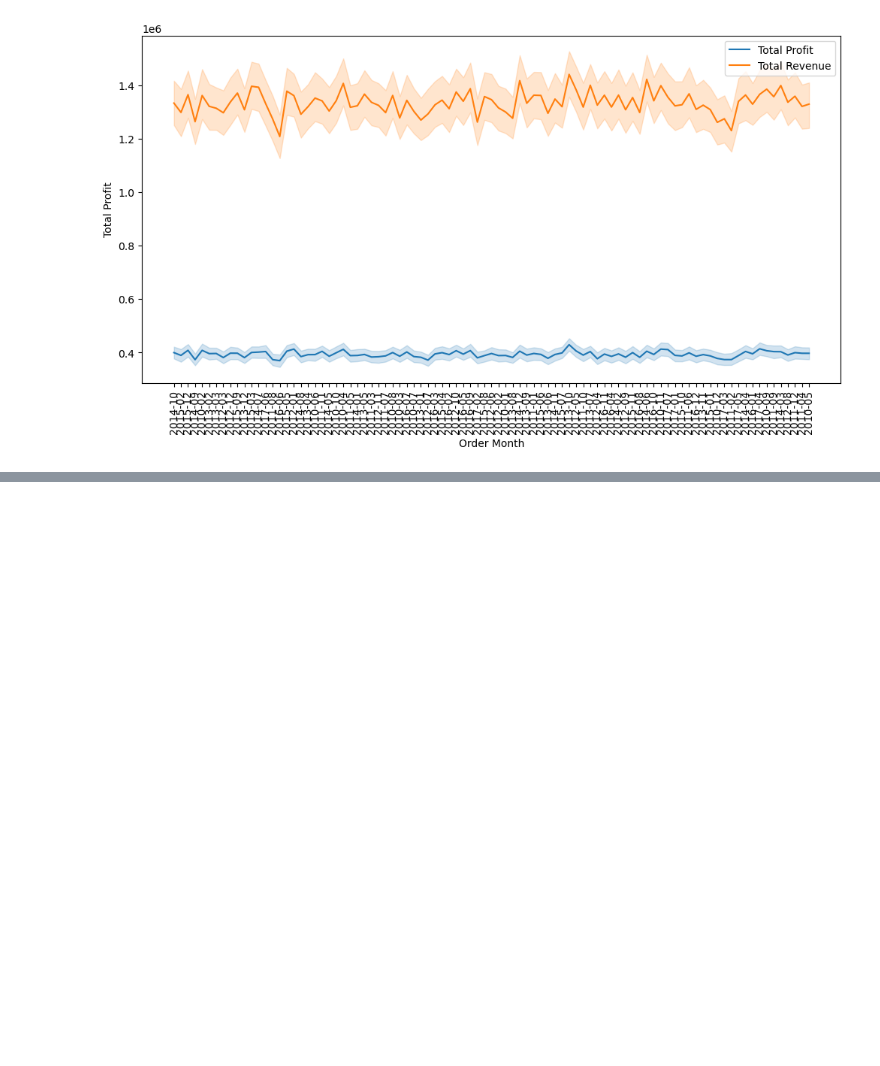
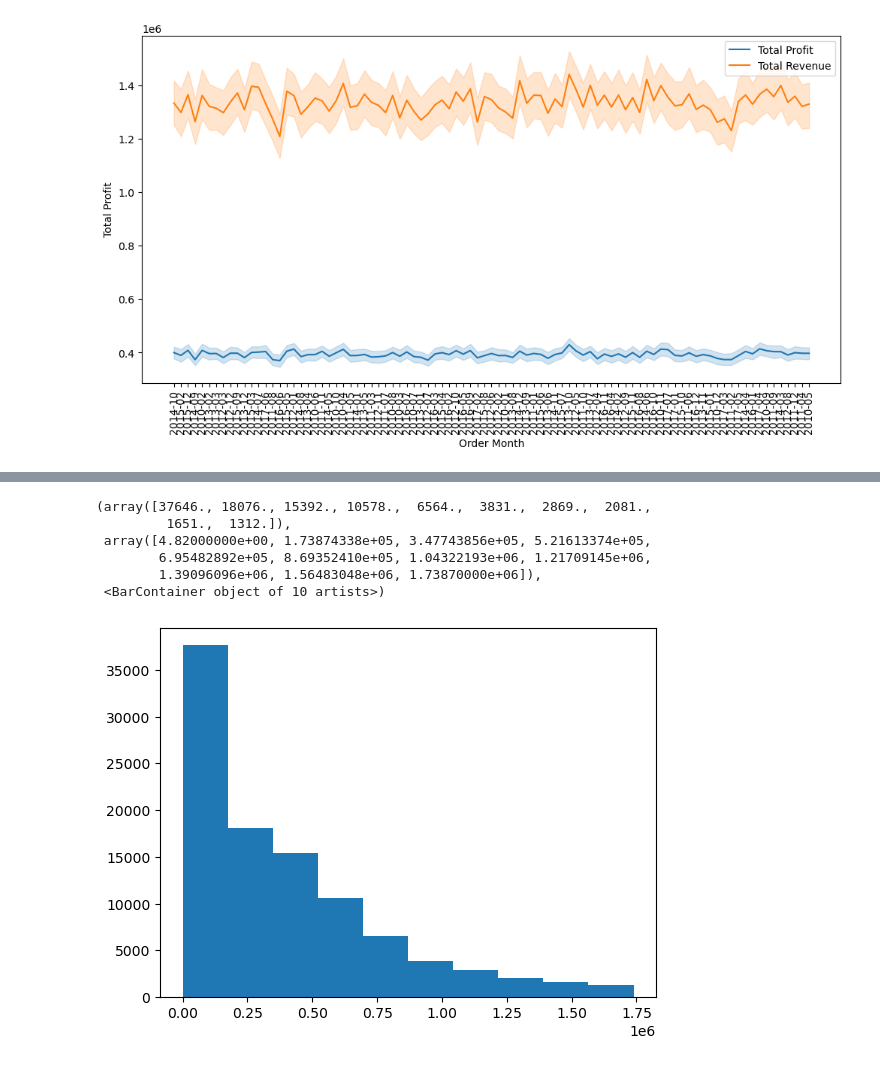
Before and after one commit to zanafiii/data-science-a-z, a Jupyter notebook: Part5_Data Visualization.ipynb, the cells around one changed output, grey strips where cells are left out. Saved outputs shown, nothing was run; the diff lists cells and outputs as text; code cells hidden in the pictures; blank space fills up the shorter version.

Commit message:
add distribution visualization

```diff
--- a/Part5_Data Visualization.ipynb
+++ b/Part5_Data Visualization.ipynb
@@ -120,0 +145,10 @@ plt.legend()
+# %%
+plt.hist(x = "Total Profit", data = df)
+# %% [output]
+(array([37646., 18076., 15392., 10578.,  6564.,  3831.,  2869.,  2081.,
+         1651.,  1312.]),
+ array([4.82000000e+00, 1.73874338e+05, 3.47743856e+05, 5.21613374e+05,
+        6.95482892e+05, 8.69352410e+05, 1.04322193e+06, 1.21709145e+06,
+        1.39096096e+06, 1.56483048e+06, 1.73870000e+06]),
+ <BarContainer object of 10 artists>)
+[figure, added]
```
Also changed, not shown: parts of 11 cells of this notebook.
